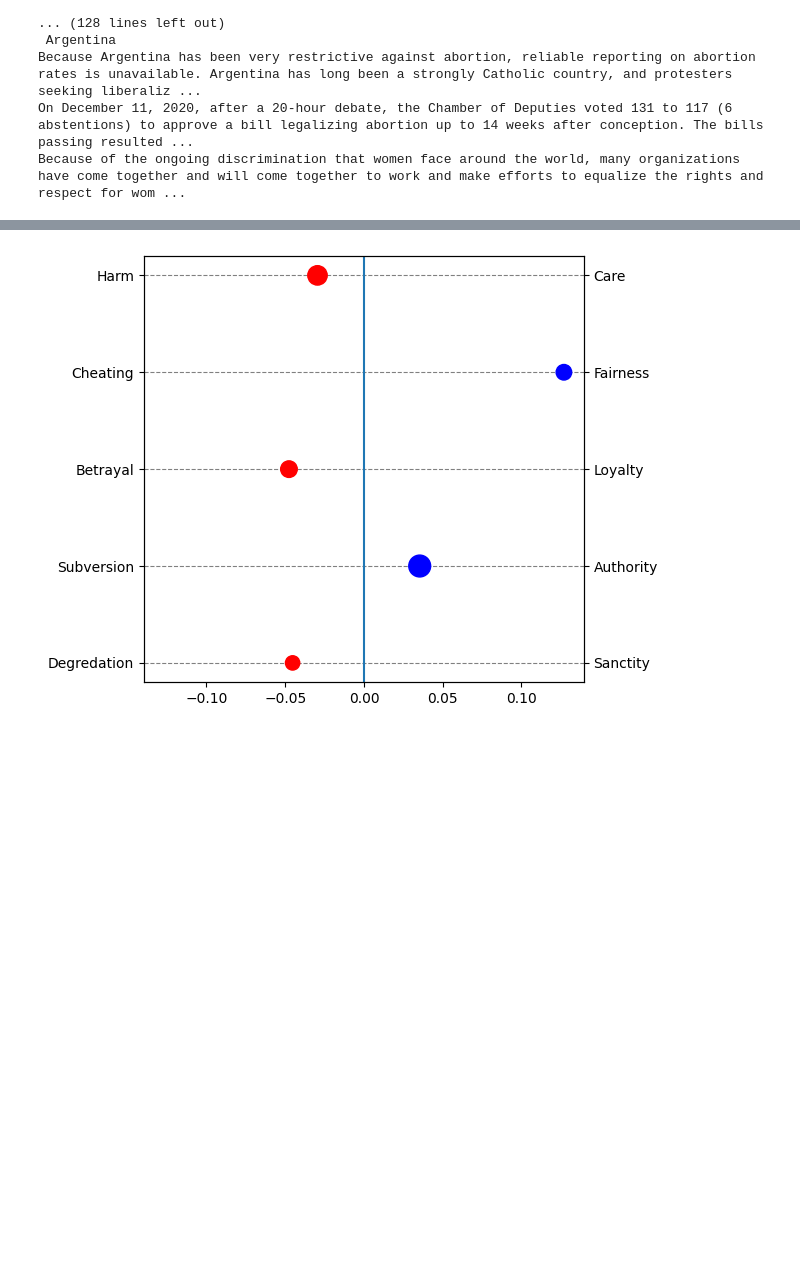
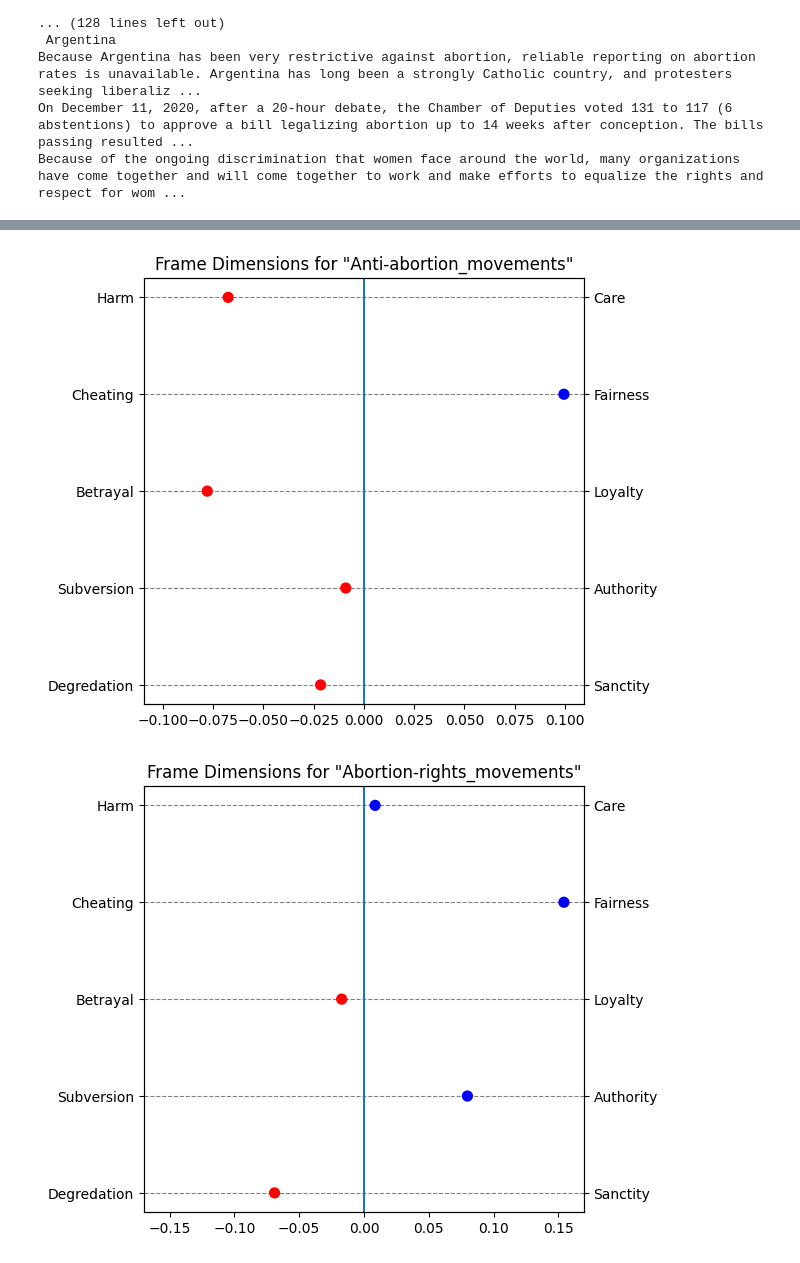
Before and after one commit to NicoOhler/wikipedia_framing_analysis, a Jupyter notebook: demo.ipynb, the cells around one changed output, grey strips where cells are left out. Saved outputs shown, nothing was run; the diff lists cells and outputs as text; code cells hidden in the pictures; blank space fills up the shorter version.

Commit message:
Create graphs for each article

```diff
--- a/demo.ipynb
+++ b/demo.ipynb
@@ -117,12 +117,13 @@ Because Argentina has been very restrictive against abortion, reliable reporting
 On December 11, 2020, after a 20-hour debate, the Chamber of Deputies voted 131 to 117 (6 abstentions) to approve a bill legalizing abortion up to 14 weeks after conception. The bills passing resulted ...
 Because of the ongoing discrimination that women face around the world, many organizations have come together and will come together to work and make efforts to equalize the rights and respect for wom ...
 # %%
-labels = framing_labels(articles)
-labels_df = pd.DataFrame(labels)
-_, ax = framing_labels.visualize(labels_df.mean().to_dict(), xerr=labels_df.sem())
-ax.xaxis.set_major_formatter(mticker.ScalarFormatter())
-plt.xticks([0.1, 0.5, 1])
-plt.title("Example Frame Lables")
-plt.axvline(0.5, color="red")
-plt.show()
+for i in range(len(articles)):
+    labels = framing_labels([articles[i]])
+    labels_df = pd.DataFrame(labels)
+    _, ax = framing_labels.visualize(labels_df.mean().to_dict(), xerr=labels_df.sem())
+    ax.xaxis.set_major_formatter(mticker.ScalarFormatter())
+    plt.xticks([0.1, 0.5, 1])
+    plt.title('Frame Lables for "' + article_titles[i] + '"')
+    plt.axvline(0.5, color="red")
+    plt.show()
 # %% [output]
@@ -130,11 +132,14 @@ plt.show()
 # %%
-dimensions = framing_dimensions(articles)
-dimensions_df = pd.DataFrame(dimensions)
-g = framing_dimensions.visualize(dimensions_df)
-g.axes[0].set_axisbelow(True)
-g.axes[0].yaxis.grid(color='gray', linestyle='dashed')
+for i in range(len(articles)):
+    dimensions = framing_dimensions([articles[i]])
+    dimensions_df = pd.DataFrame(dimensions)
+    g = framing_dimensions.visualize(dimensions_df)
+    g.axes[0].set_axisbelow(True)
+    g.axes[0].yaxis.grid(color='gray', linestyle='dashed')
+    plt.title('Frame Dimensions for "' + article_titles[i] + '"')
 # %% [output]
-[figure, old version]
+[figure, new version]
+[figure, added]
 # %%
 #| hide
 import nbdev; nbdev.nbdev_export()
```
Also changed, not shown: parts of 1 cell of this notebook.
